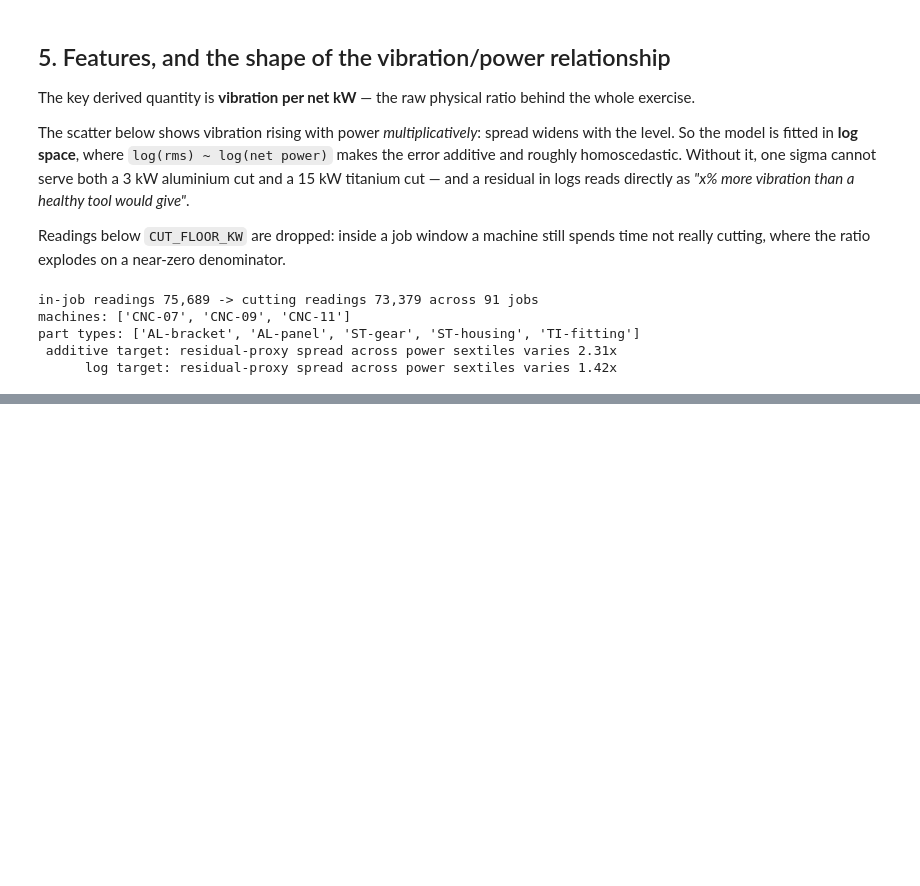
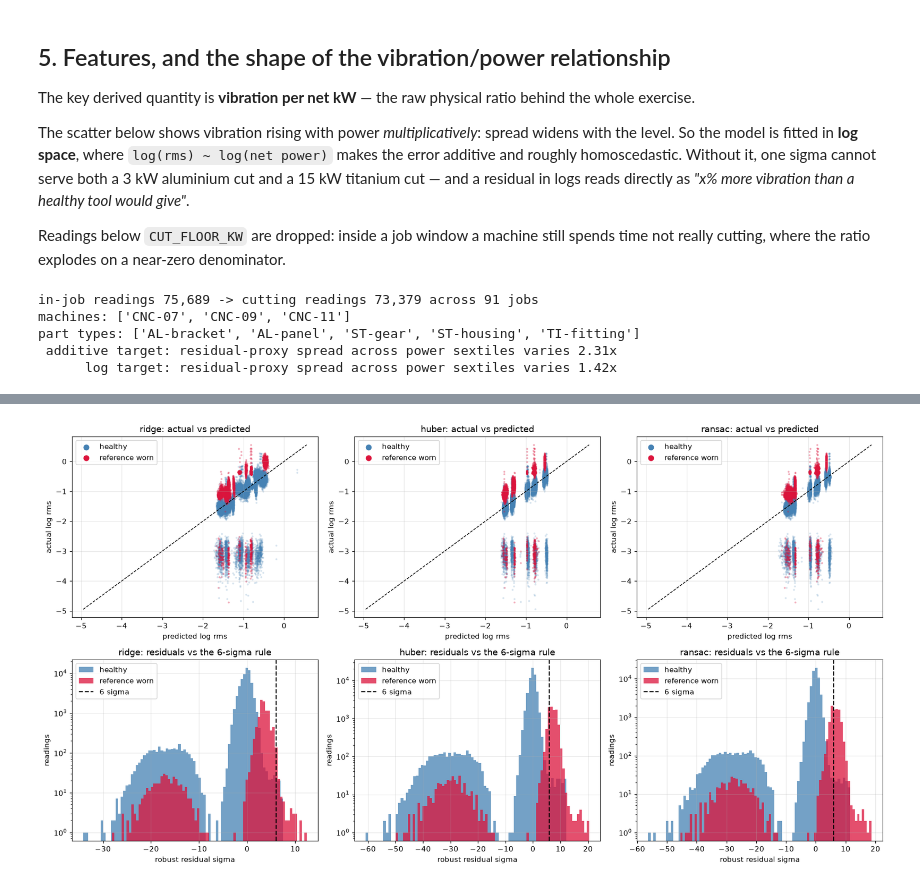
Before and after one commit to Huzefa-Calcutta/forgewright, a Jupyter notebook: notebooks/model_design.ipynb, the cells around one changed output, grey strips where cells are left out. Cells and saved outputs as stored; diff of their text form; code cells hidden in the pictures; blank space fills up the shorter version.

```diff
--- a/notebooks/model_design.ipynb
+++ b/notebooks/model_design.ipynb
@@ -443,0 +909,26 @@ part types: ['AL-bracket', 'AL-panel', 'ST-gear', 'ST-housing', 'TI-fitting']
+# %%
+fig, axes = plt.subplots(2, 3, figsize=(16, 8.5))
+for col, (name, fit) in enumerate(primary_fits.items()):
+    pred = y - fit["resid"]
+    ax = axes[0, col]
+    ax.scatter(pred[~worn_reading_mask], y[~worn_reading_mask], s=3, alpha=0.15,
+               color="steelblue", label="healthy")
+    ax.scatter(pred[worn_reading_mask], y[worn_reading_mask], s=3, alpha=0.25,
+               color="crimson", label="reference worn")
+    lims = [min(pred.min(), y.min()), max(pred.max(), y.max())]
+    ax.plot(lims, lims, "k--", lw=1)
+    ax.set(xlabel="predicted log rms", ylabel="actual log rms", title=f"{name}: actual vs predicted")
+    leg = ax.legend(markerscale=4, loc="upper left")
+    for h in leg.legend_handles:
+        h.set_alpha(1.0)
+
+    ax = axes[1, col]
+    ax.hist(fit["z"][~worn_reading_mask], bins=80, color="steelblue", alpha=0.75, label="healthy")
+    ax.hist(fit["z"][worn_reading_mask], bins=80, color="crimson", alpha=0.75, label="reference worn")
+    ax.axvline(SIGMA_MULTIPLE, color="black", ls="--", label=f"{SIGMA_MULTIPLE:.0f} sigma")
+    ax.set(xlabel="robust residual sigma", ylabel="readings", yscale="log",
+           title=f"{name}: residuals vs the 6-sigma rule")
+    ax.legend()
+plt.tight_layout()
+# %% [output]
+[figure, added]
```
Also changed, not shown: parts of 13 cells of this notebook.
